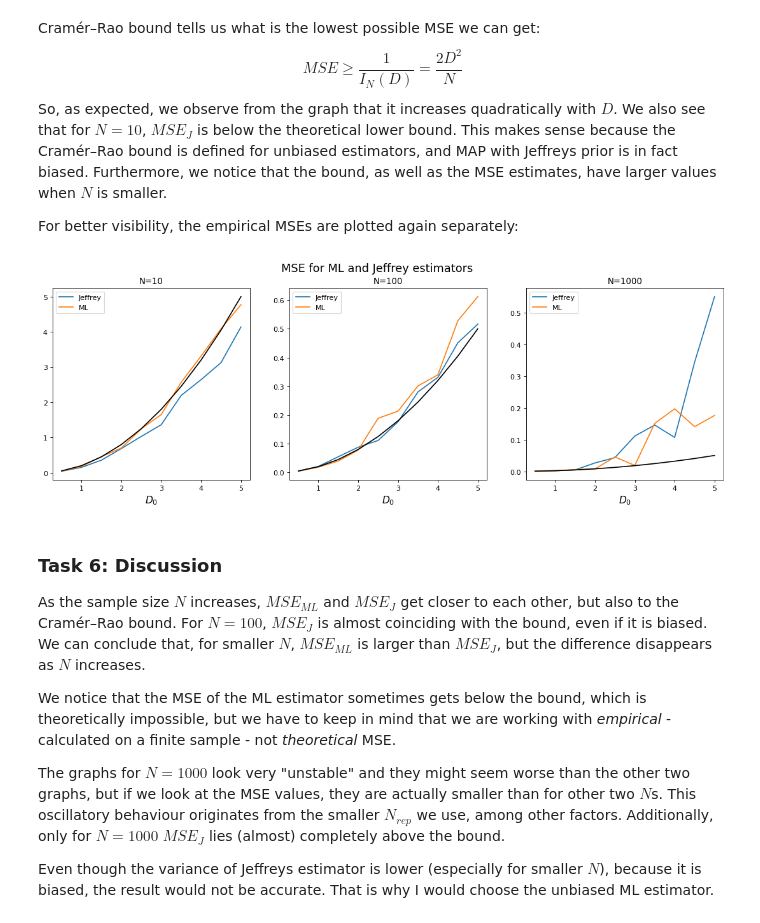
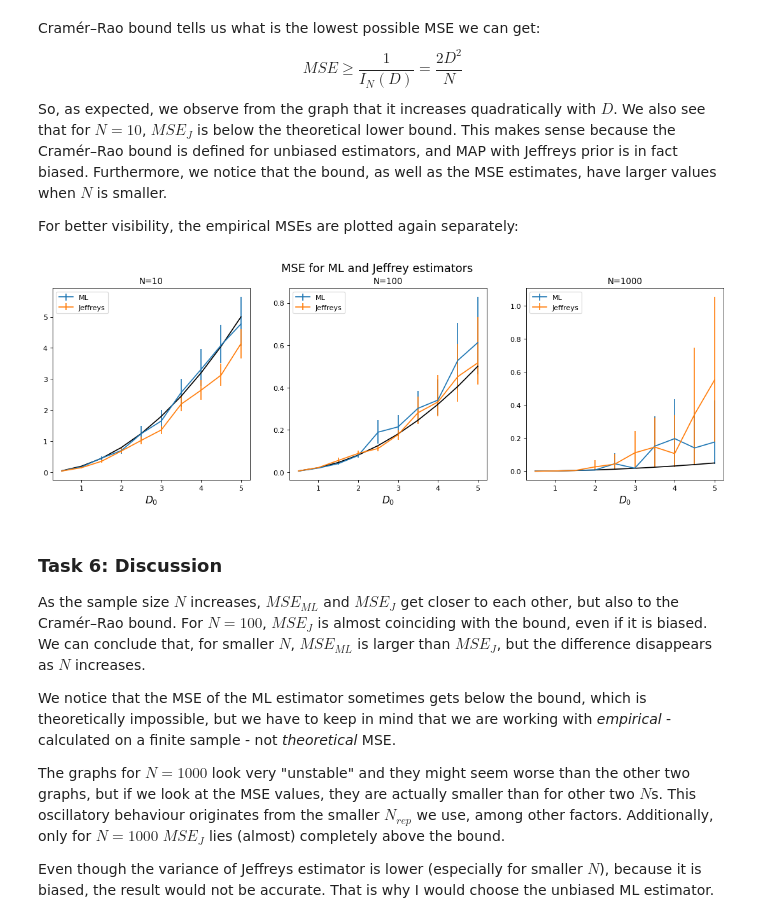
Before and after one commit to rluka/FundamentalLearningEPFL, a Jupyter notebook: Homeworks/Homework1/homework1.ipynb, the cells around one changed output. Drawn from its saved outputs; the diff is of its cells as text; code cells hidden in the pictures.

```diff
--- a/Homeworks/Homework1/homework1.ipynb
+++ b/Homeworks/Homework1/homework1.ipynb
@@ -284,20 +286,3 @@ def MSE_est(D_est, D0):
     CI_min = CI[0]
     CI_max = CI[1]
     return MSE_mean, CI_min, CI_max
-# %%
-MSE_ML_10 = np.zeros(Nest)
-CI_min_ML_10 = np.zeros(Nest)
-CI_max_ML_10 = np.zeros(Nest)
-MSE_J_10 = np.zeros(Nest)
-CI_min_J_10 = np.zeros(Nest)
-CI_max_J_10 = np.zeros(Nest)
-
-for j, D0 in enumerate(tab_D0):
-    MSE, CI_min, CI_max = MSE_est(D_ML[j], D0)
-    MSE_ML_10[j] = MSE
-    CI_min_ML_10[j] = CI_min
-    CI_max_ML_10[j] = CI_max
-    MSE, CI_min, CI_max = MSE_est(D_J[j], D0)
-    MSE_J_10[j] = MSE
-    CI_min_J_10[j] = CI_min
-    CI_max_J_10[j] = CI_max
@@ -387,19 +343,19 @@ $$
 So, as expected, we observe from the graph that it increases quadratically with $D$. We also see that for $N=10$, $MSE_J$ is below the theoretical lower bound. This makes sense because the Cramér–Rao bound is defined for unbiased estimators, and MAP with Jeffreys prior is in fact biased. Furthermore, we notice that the bound, as well as the MSE estimates, have larger values when $N$ is smaller.
 
 For better visibility, the empirical MSEs are plotted again separately:
-# %%
-fig = plt.figure(figsize=(17, 5), dpi=80)
-plt.suptitle('MSE for ML and Jeffrey estimators', fontsize=16)
-for i,N in enumerate(tab_N):
-    plt.subplot(1, 3, i+1)
-    plt.title(f'N={N}', fontsize=12)
-    plt.xlabel('$D_0$', fontsize=14)
-    plt.plot(tab_D0, MSE_J[i], marker="", label='Jeffrey')
-    plt.plot(tab_D0, MSE_ML[i], marker="", label='ML')
-    plt.plot(tab_D0, 2*tab_D0*tab_D0/N, color='k')
-    plt.legend(fontsize=10, loc='upper left')
-# %% [output]
-[figure, removed]
+# %%
+fig = plt.figure(figsize=(17, 5), dpi=80)
+plt.suptitle('MSE for ML and Jeffrey estimators', fontsize=16)
+for i,N in enumerate(tab_N):
+    plt.subplot(1, 3, i+1)
+    plt.title(f'N={N}', fontsize=12)
+    plt.xlabel('$D_0$', fontsize=14)
+    plt.errorbar(tab_D0,MSE_ML[i],yerr=[MSE_ML[i]-CI_min_ML[i], CI_max_ML[i]-MSE_ML[i]],marker="", label='ML')
+    plt.errorbar(tab_D0,MSE_J[i],yerr=[MSE_J[i]-CI_min_J[i], CI_max_J[i]-MSE_J[i]],marker="", label='Jeffreys')
+    plt.plot(tab_D0, 2*tab_D0*tab_D0/N, color='k')
+    plt.legend(fontsize=10, loc='upper left')
+# %% [output]
+[figure, added]
 # %% [markdown]
 ### Task 6: Discussion
 
```
Also changed, not shown: parts of 47 cells of this notebook.
